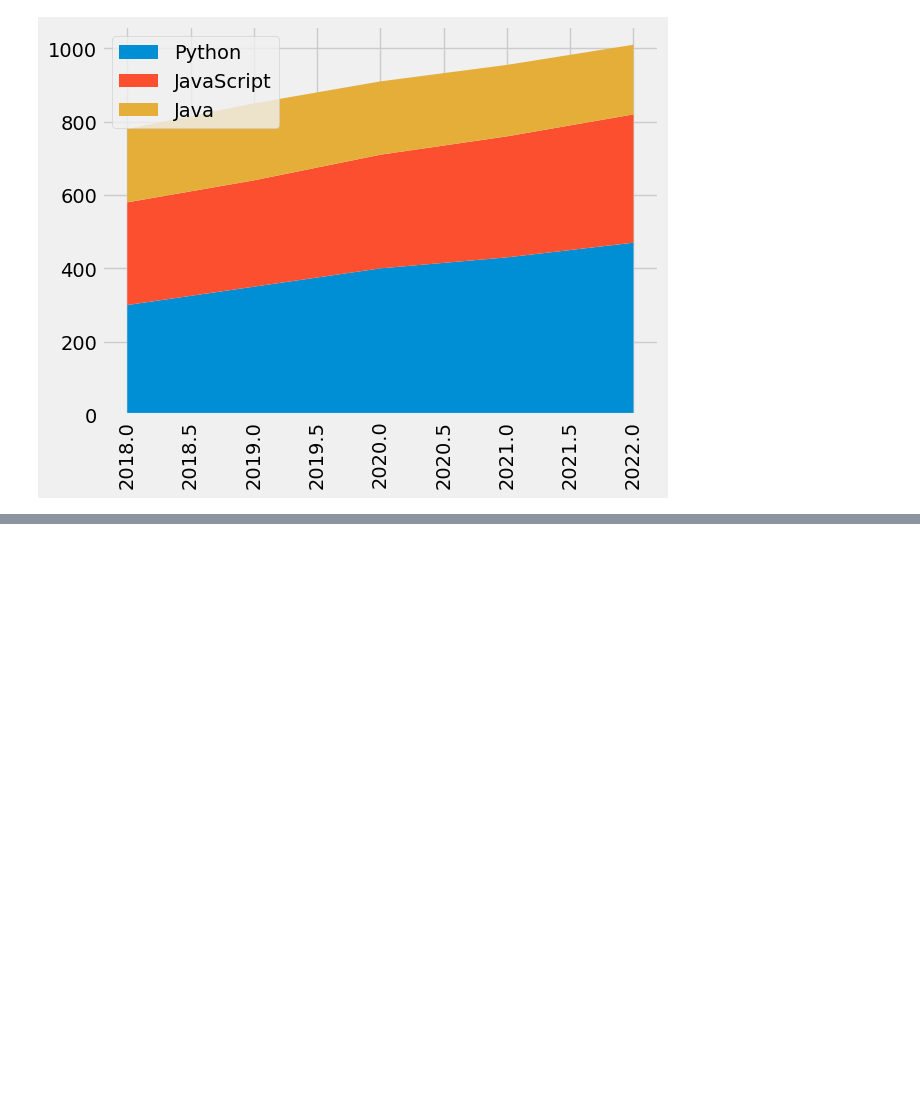
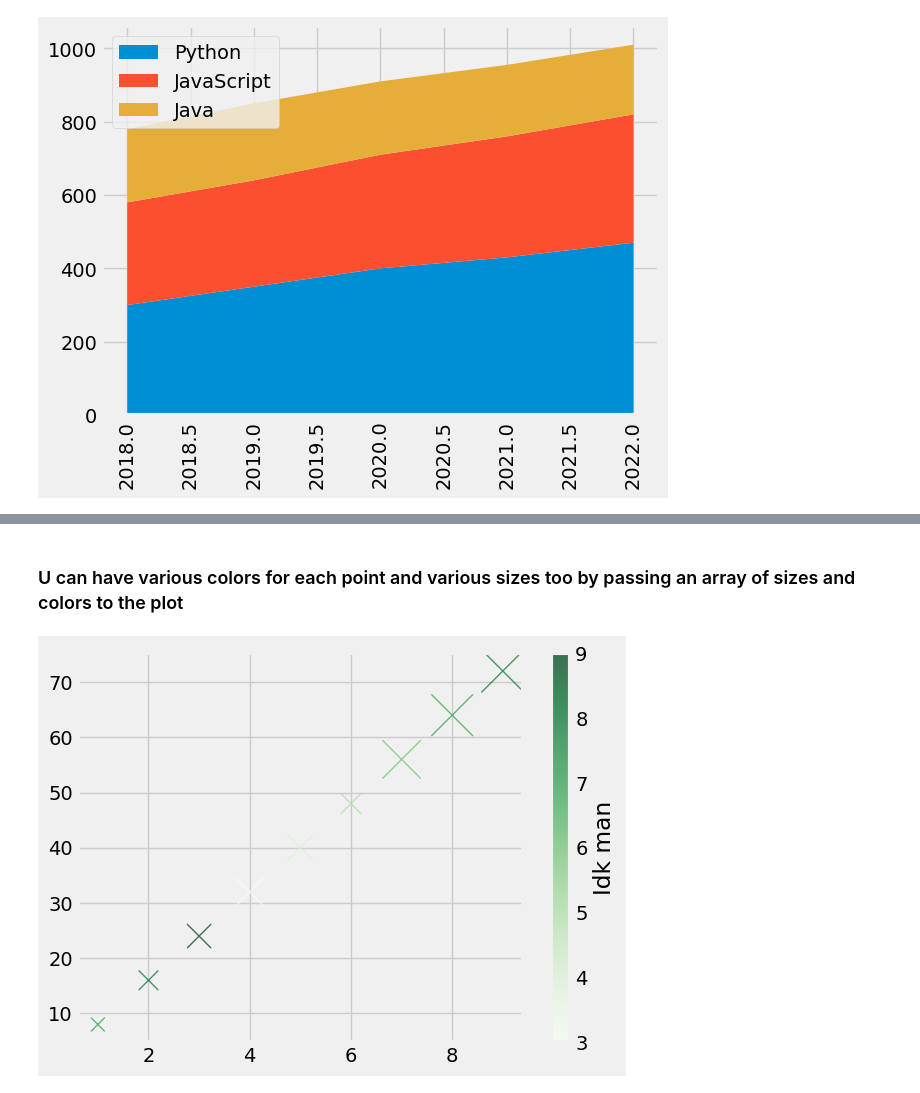
Before and after one commit to harshithsr20/Python-Practice-for-Motorsports, a Jupyter notebook: matplotlib_practice.ipynb, the cells around one changed output, grey strips where cells are left out. Saved outputs shown, nothing was run; the diff lists cells and outputs as text; code cells hidden in the pictures; blank space fills up the shorter version.

```diff
--- a/matplotlib_practice.ipynb
+++ b/matplotlib_practice.ipynb
@@ -132,0 +153,16 @@ plt.show()
+# %% [markdown]
+### U can have various colors for each point and various sizes too by passing an array of sizes and colors to the plot
+# %%
+x = [1,2,3,4,5,6,7,8,9]
+y = [8,16,24,32,40,48,56,64,72]
+colors = [7,8,9,3,4,5,6,7,8]
+sizes = [100,200,300,400,324,222,768,899,954]
+
+sc = plt.scatter(x, y, s=sizes, marker='x', c=colors, alpha=0.75,
+                 linewidths=1, cmap='Greens')
+
+cbar = plt.colorbar(sc)
+cbar.set_label('Idk man')
+plt.show()
+# %% [output]
+[figure, added]
```
Also changed, not shown: parts of 4 cells of this notebook.
